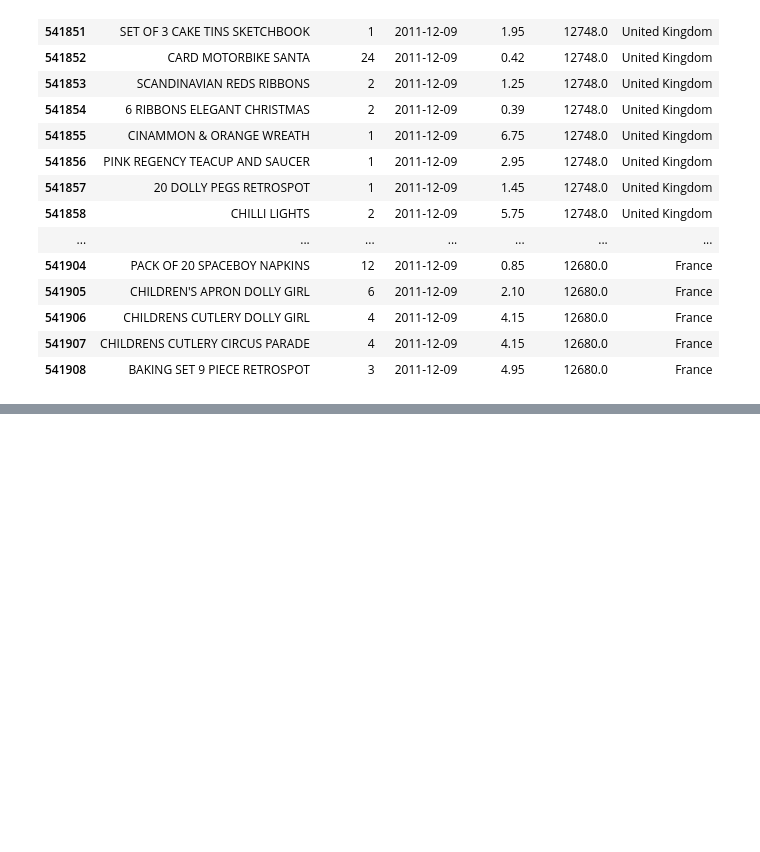
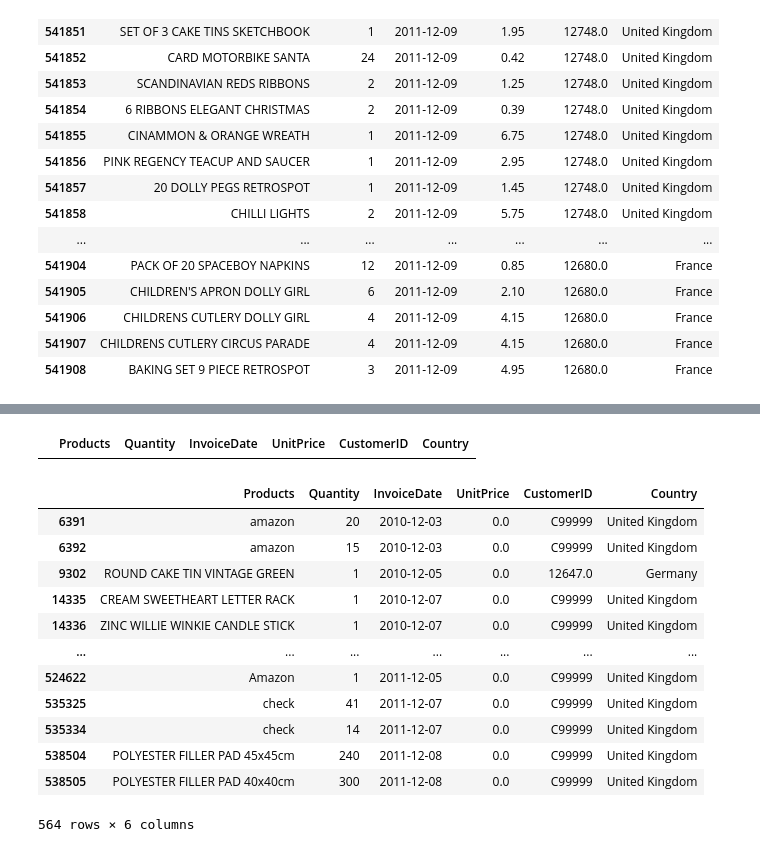
Before and after one commit to Lanre9799/Data-analytics, a Jupyter notebook: Class 10 Cleaning first dataset.ipynb, the cells around one changed output, grey strips where cells are left out. Cells and saved outputs as stored; diff of their text form; code cells hidden in the pictures; blank space fills up the shorter version.

```diff
--- a/Class 10 Cleaning first dataset.ipynb
+++ b/Class 10 Cleaning first dataset.ipynb
@@ -255,0 +408,3 @@ df.tail(60)
+# %%
+# remove the row with values less than 1
+df = df.drop(df[filt].index)
@@ -255,0 +427,23 @@ df.tail(60)
+# %%
+filt = (df['Quantity'] < 1)
+df[filt]
+# %% [output]
+|  | Products | Quantity | InvoiceDate | UnitPrice | CustomerID | Country |
+# %%
+# check for prices that are 0 or below 0
+filt = df['UnitPrice'] <= 0
+df[filt]
+# %% [output]
+|  | Products | Quantity | InvoiceDate | UnitPrice | CustomerID | Country |
+| 6391 | amazon | 20 | 2010-12-03 | 0.0 | C99999 | United Kingdom |
+| 6392 | amazon | 15 | 2010-12-03 | 0.0 | C99999 | United Kingdom |
+| 9302 | ROUND CAKE TIN VINTAGE GREEN | 1 | 2010-12-05 | 0.0 | 12647.0 | Germany |
+| 14335 | CREAM SWEETHEART LETTER RACK | 1 | 2010-12-07 | 0.0 | C99999 | United Kingdom |
+| 14336 | ZINC WILLIE WINKIE CANDLE STICK | 1 | 2010-12-07 | 0.0 | C99999 | United Kingdom |
+| ... | ... | ... | ... | ... | ... | ... |
+| 524622 | Amazon | 1 | 2011-12-05 | 0.0 | C99999 | United Kingdom |
+| 535325 | check | 41 | 2011-12-07 | 0.0 | C99999 | United Kingdom |
+| 535334 | check | 14 | 2011-12-07 | 0.0 | C99999 | United Kingdom |
+| 538504 | POLYESTER FILLER PAD 45x45cm | 240 | 2011-12-08 | 0.0 | C99999 | United Kingdom |
+| 538505 | POLYESTER FILLER PAD 40x40cm | 300 | 2011-12-08 | 0.0 | C99999 | United Kingdom |
+564 rows × 6 columns
```
Also changed, not shown: parts of 26 cells of this notebook, 11 other files.
